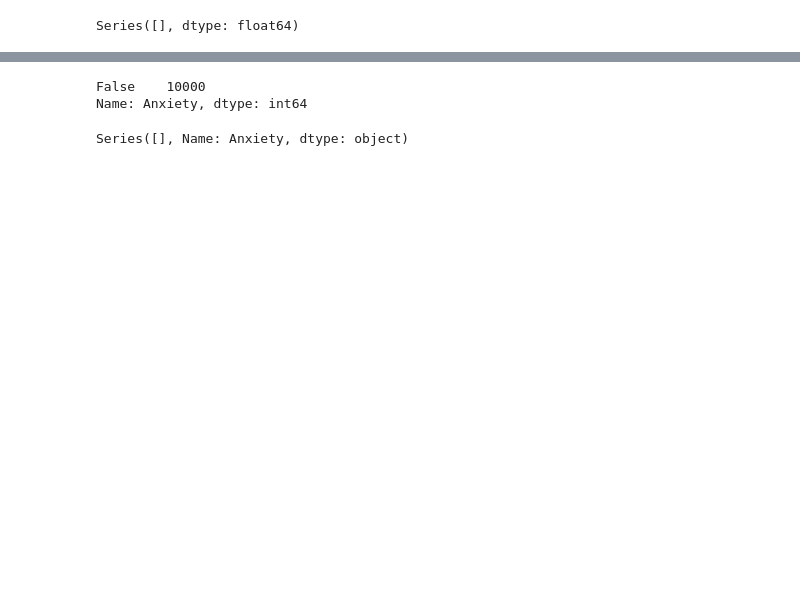
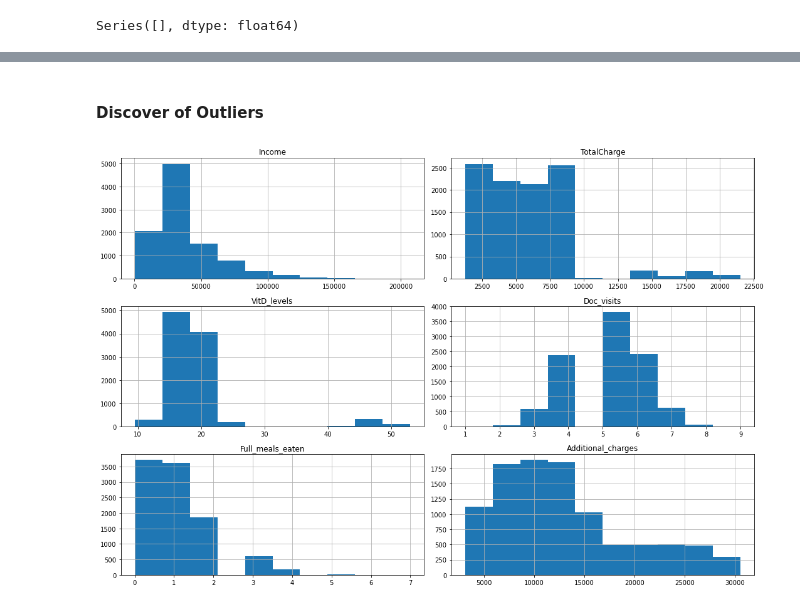
Before and after one commit to colemalphrus/data_cleaning_d206, a Jupyter notebook: D206.ipynb, the cells around one changed output, grey strips where cells are left out. Cells and saved outputs as stored; diff of their text form; code cells hidden in the pictures; blank space fills up the shorter version.

```diff
--- a/D206.ipynb
+++ b/D206.ipynb
@@ -189,8 +278,7 @@ df.loc[:,["Children","Age", "Income", "Initial_days"]].describe()
 | 50% | 1.000000 | 53.000000 | 33942.280000 | 34.446941 |
 | 75% | 3.000000 | 71.000000 | 54075.235000 | 61.124654 |
 | max | 10.000000 | 89.000000 | 207249.130000 | 71.981486 |
-# %%
-df["Children"].fillna(df["Children"].mean(), inplace=True)
-df["Income"].fillna(df["Income"].mean(), inplace=True)
-df["Initial_days"].fillna(df["Initial_days"].mean(), inplace=True)
-df["Age"].fillna(df["Age"].mean(), inplace=True)
+# %%
+# using pandas build in fill na method to replace missing values with the median value of the column
+df["Income"].fillna(df["Income"].median(), inplace=True)
+df["Initial_days"].fillna(df["Initial_days"].median(), inplace=True)
@@ -196,0 +320,22 @@ df["Age"].fillna(df["Age"].mean(), inplace=True)
+# %%
+# define a function to break down numerical "Age" data into categorical data
+def age_to_categories(s):
+    if type(s) == str:
+        return s
+
+    if s < 30:
+        return "0-29"
+    elif s < 50:
+        return "30-49"
+    elif s < 70:
+        return "50-69"
+    elif s >= 70 :
+        return "70+"
+
+# Convert numerical value of age to a categorical value
+df["Age"] = df["Age"].apply(lambda s: age_to_categories(s))
+# replacing missing values in data to "Unknown"
+df["Age"].fillna( "Unknown", inplace=True)
+
+# Display Age column to check for desired outcomes
+df["Age"]
@@ -342,5 +367,0 @@ anx = df["Anxiety"].isnull()
-# %%
-anx.value_counts()
-# %% [output]
-False    10000
-Name: Anxiety, dtype: int64
@@ -351,4 +368,10 @@ anx_set = anx_set[anx]
-# %%
-anx_set
-# %% [output]
-Series([], Name: Anxiety, dtype: object)
+# %% [markdown]
+#### Discover of Outliers
+# %%
+# Create histograms Numerical values to identify outliers
+# Using pandas and matplot lib
+plots = df[['Income', "TotalCharge","VitD_levels", "Doc_visits", "Full_meals_eaten", "Additional_charges"]].hist(figsize=(15, 10))
+plt.tight_layout()
+plt.show()
+# %% [output]
+[figure, added]
```
Also changed, not shown: parts of 38 cells of this notebook.
